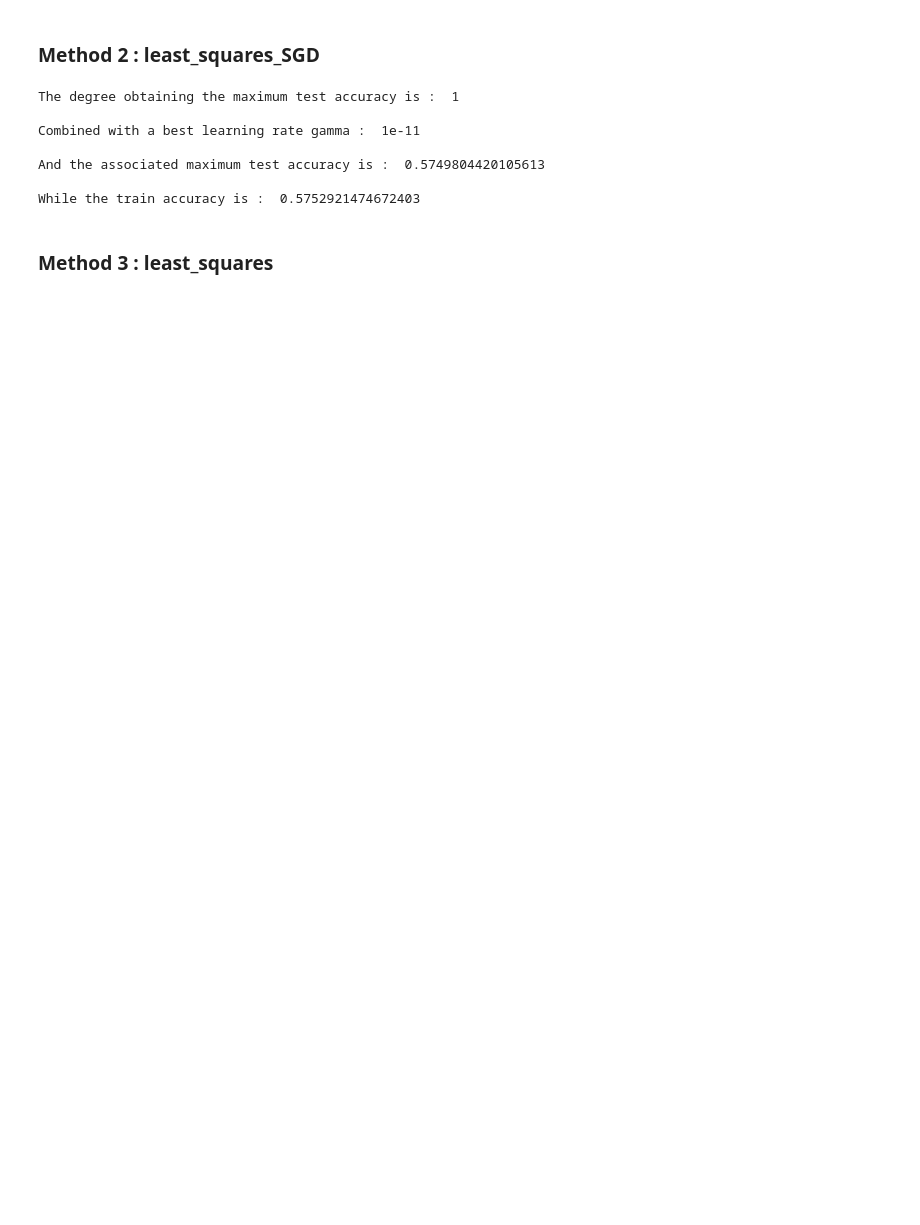
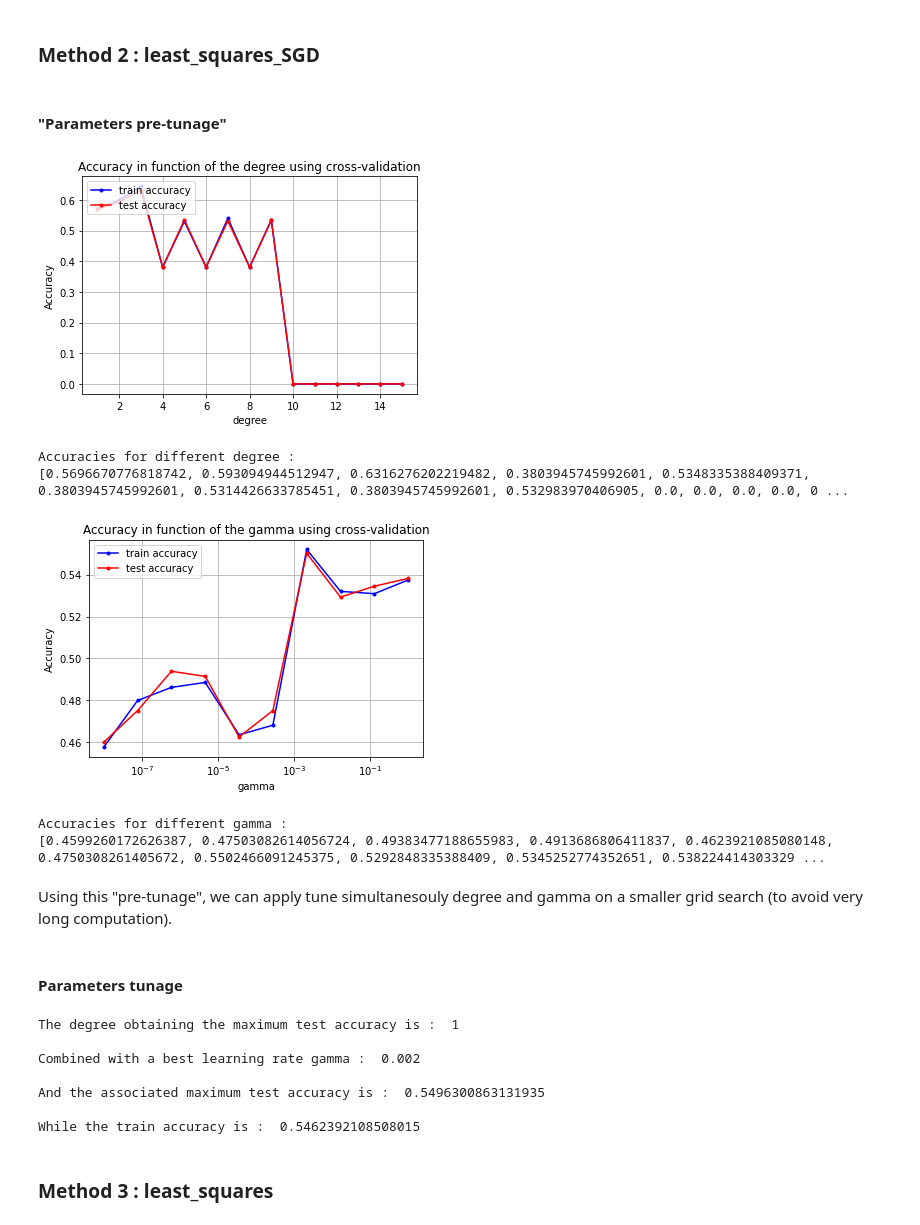
Before and after one commit to CS-433/ml-project-1-thevipers, a Jupyter notebook: main-Copy1.ipynb, the cells around one changed output. Cells and saved outputs as stored; diff of their text form; code cells hidden in the pictures; blank space fills up the shorter version.

```diff
--- a/main-Copy1.ipynb
+++ b/main-Copy1.ipynb
@@ -207,2 +243,40 @@ While the train accuracy is :  0.7011702197014147
 # %% [markdown]
 ### Method 2 : least_squares_SGD
+# %% [markdown]
+#### "Parameters pre-tunage"
+# %%
+#Fixed parameters :
+k_fold=4
+max_iters = 50
+batch_size = int(np.floor(tX_.shape[0]*0.1))
+
+#Parameters to tune :
+degrees = 1+np.arange(15)
+gamma=0.01
+
+best_degree, acc_te_deg, acc_tr_deg = tune_best_one(y_, tX_, k_fold, least_squares_SGD, seed=seed, params=degrees, gamma=gamma, batch_size=batch_size, max_iters=max_iters, name='degree')
+
+CV_param_plot(degrees, acc_tr_deg, acc_te_deg, name_param="degree")
+
+print("Accuracies for different degree :")
+print(acc_te_deg)
+
+#Parameters to tune :
+degree = best_degree
+gammas=np.logspace(-8, 0, 10)
+
+best_gam, acc_te_gam, acc_tr_gam = tune_best_one(y_, tX_, k_fold, least_squares_SGD, seed=seed, params=gammas, degree=degree, max_iters=max_iters, batch_size=batch_size, name='gamma')
+
+CV_param_plot(gammas, acc_tr_gam, acc_te_gam, name_param="gamma")
+
+print("Accuracies for different gamma :")
+print(acc_te_gam)
+# %% [output]
+[figure, added]
+Accuracies for different degree :
+[0.5696670776818742, 0.593094944512947, 0.6316276202219482, 0.3803945745992601, 0.5348335388409371, 0.3803945745992601, 0.5314426633785451, 0.3803945745992601, 0.532983970406905, 0.0, 0.0, 0.0, 0.0, 0 ...
+[figure, added]
+Accuracies for different gamma :
+[0.4599260172626387, 0.47503082614056724, 0.49383477188655983, 0.4913686806411837, 0.4623921085080148, 0.4750308261405672, 0.5502466091245375, 0.5292848335388409, 0.5345252774352651, 0.538224414303329 ...
+# %% [markdown]
+Using this "pre-tunage", we can apply tune simultanesouly degree and gamma on a smaller grid search (to avoid very long computation).
@@ -209,12 +286,6 @@ While the train accuracy is :  0.7011702197014147
+# %% [markdown]
+#### Parameters tunage
 # %%
-# parameters
-degrees = 1+ np.arange(5)
-# explore les gammas 1e-11, 1e-10, 1e-9
-gammas = [1e-14, 1e-13, 1e-12, 1e-11]
-k_fold = 4
-batch_size = 1
-max_iters = 50
-
 # cross validation
 deg_ls_sgd, gamma_ls_sgd, acc_te_ls_sgd, acc_tr_ls_sgd = tune_best_deg_gam(y_, tX_, k_fold, least_squares_SGD, degrees=degrees, gammas=gammas, seed=seed, batch_size=batch_size, max_iters=max_iters)
 print('The degree obtaining the maximum test accuracy is : ', deg_ls_sgd)
@@ -227,10 +298,10 @@ print('While the train accuracy is : ', acc_tr_ls_sgd)
 # %% [output]
 The degree obtaining the maximum test accuracy is :  1
 
-Combined with a best learning rate gamma :  1e-11
+Combined with a best learning rate gamma :  0.002
 
-And the associated maximum test accuracy is :  0.5749804420105613
+And the associated maximum test accuracy is :  0.5496300863131935
 
-While the train accuracy is :  0.5752921474672403
+While the train accuracy is :  0.5462392108508015
 # %% [markdown]
 ### Method 3 : least_squares
```
Also changed, not shown: parts of 35 cells of this notebook, 1 other file.
